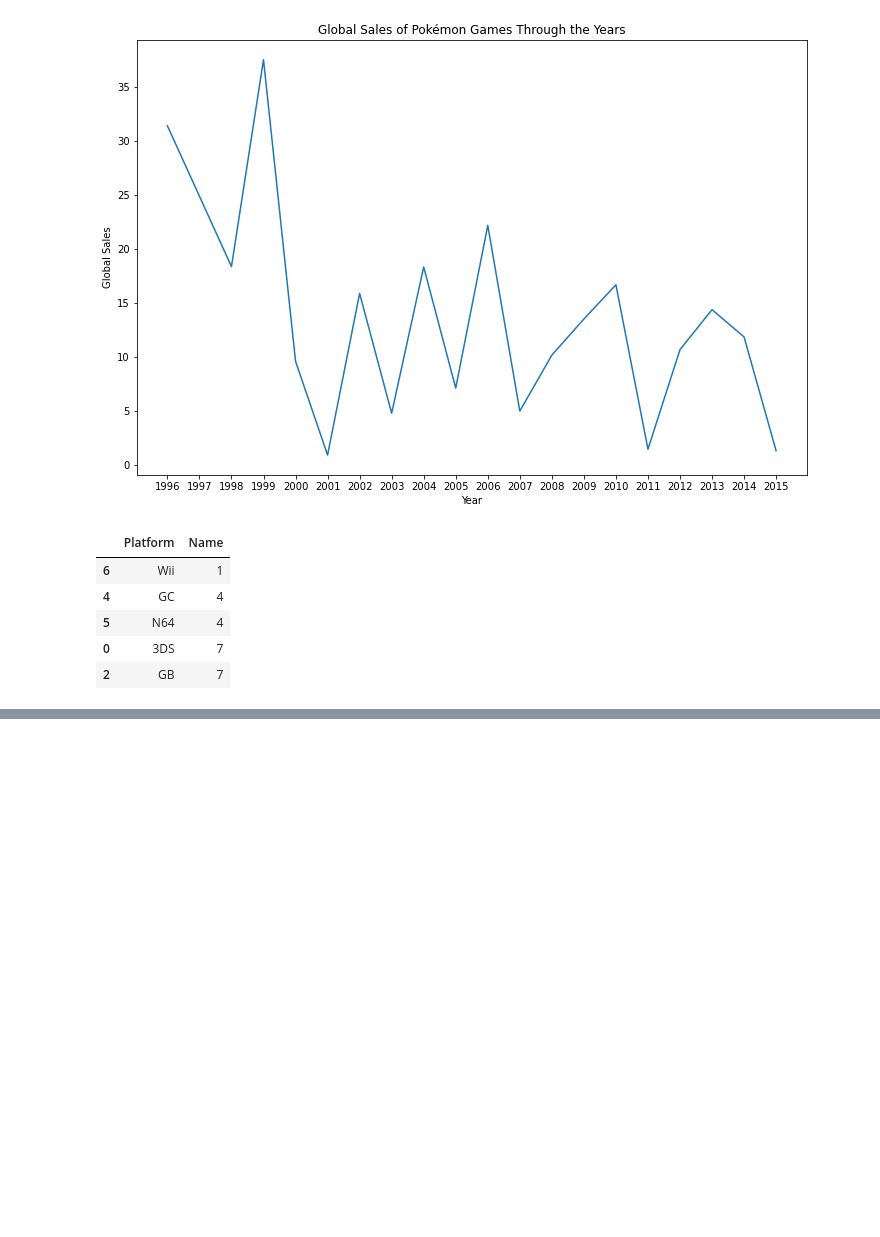
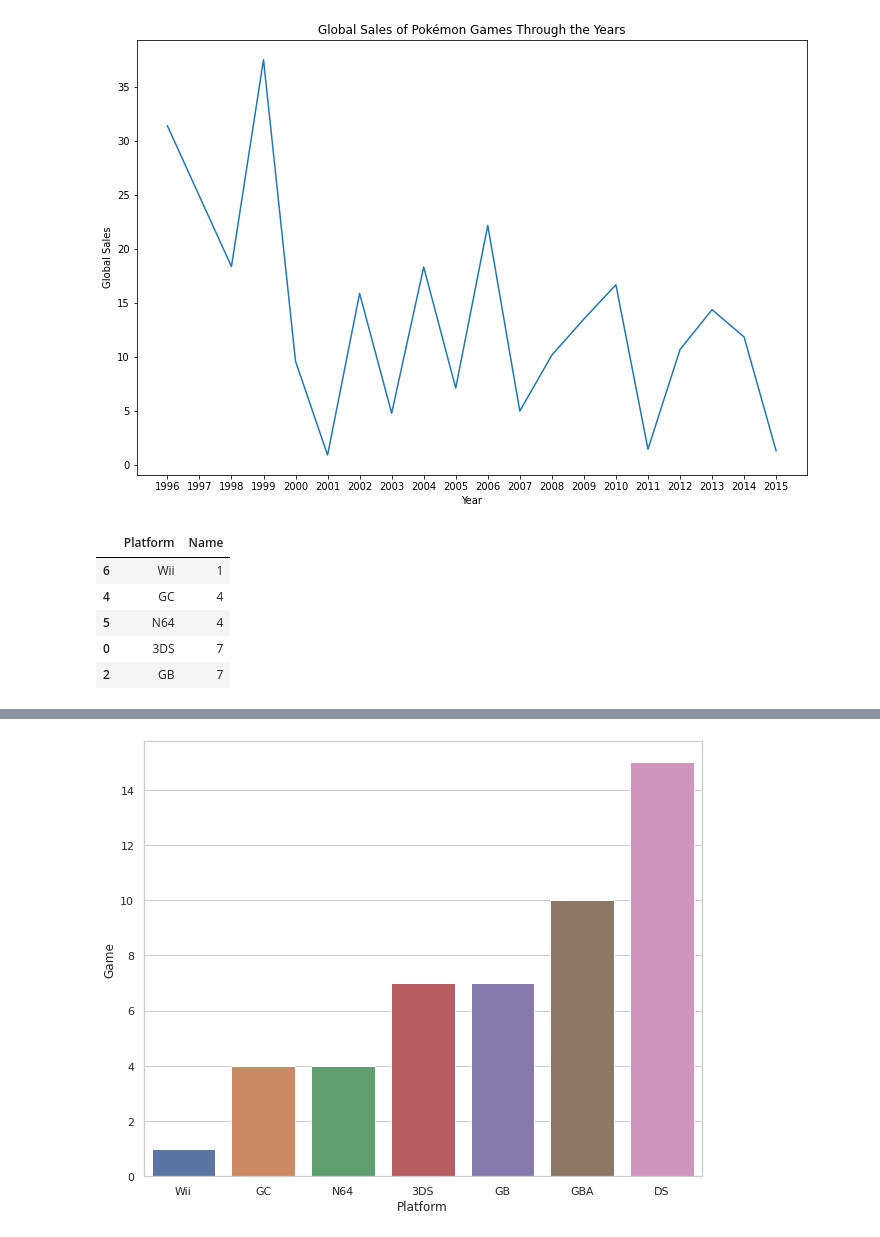
Before and after one commit to adamesalles/icd-eda, a Jupyter notebook: Eduardo.ipynb, the cells around one changed output, grey strips where cells are left out. Cells and saved outputs as stored; diff of their text form; code cells hidden in the pictures; blank space fills up the shorter version.

```diff
--- a/Eduardo.ipynb
+++ b/Eduardo.ipynb
@@ -117,0 +126,8 @@ plt.show()
+# %%
+fig, ax = plt.subplots(figsize=(10,8))
+sns.set_theme(style="whitegrid")
+sns.barplot(ax = ax, x="Platform", y="Name", data=pokemon_gg)
+ax.set(ylabel='Game')
+plt.show()
+# %% [output]
+[figure, added]
```
Also changed, not shown: parts of 5 cells of this notebook.
